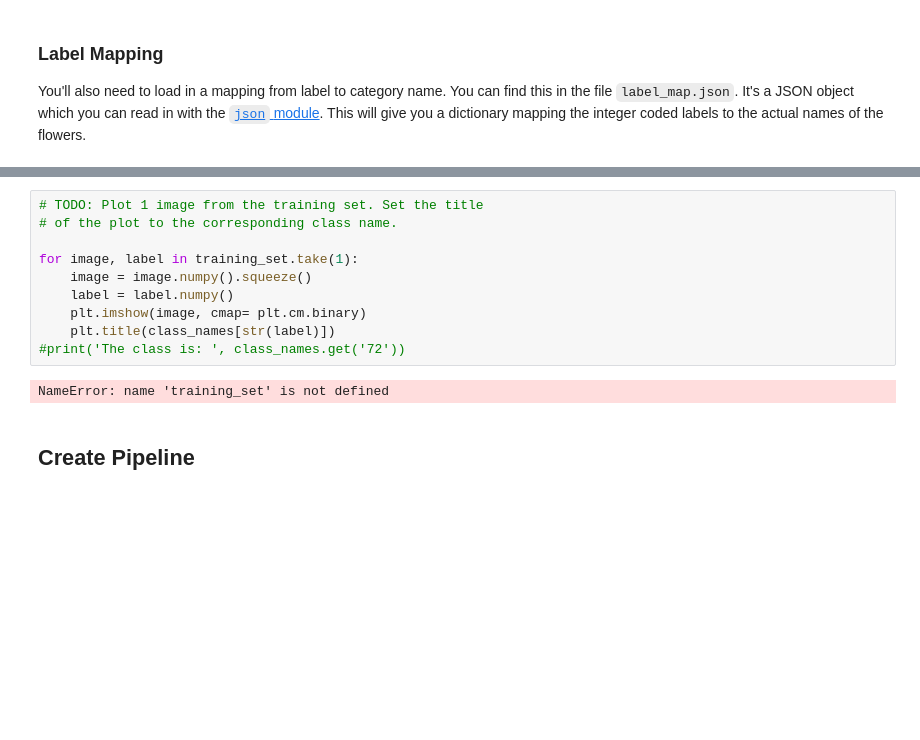
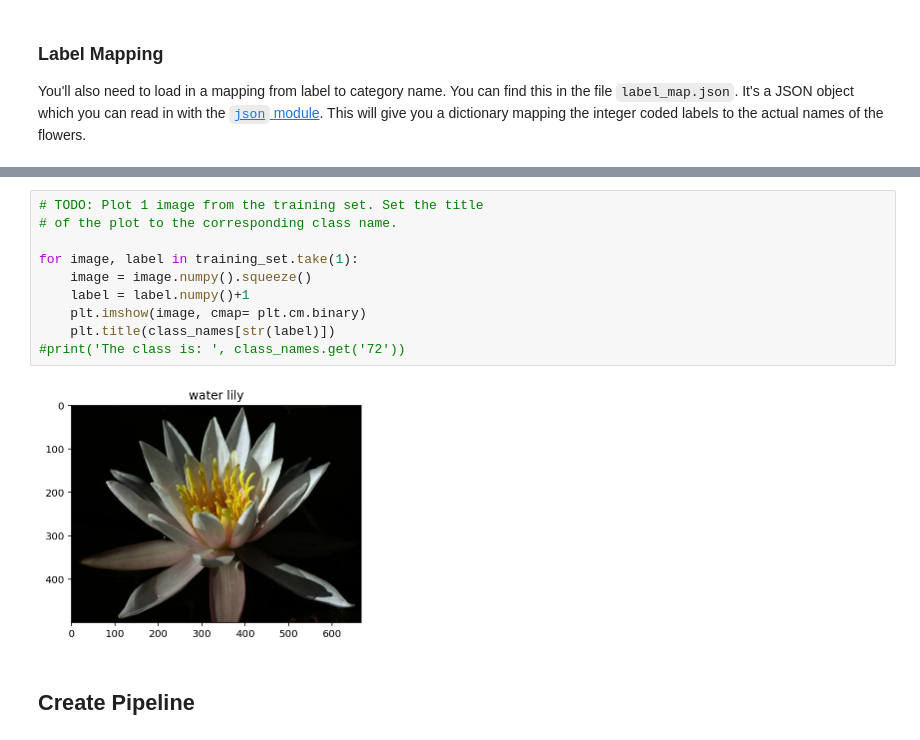
Before and after one commit to SimonGoller/Image-Classifier, a Jupyter notebook: Project_Image_Classifier_Project.ipynb, the cells around one changed output, grey strips where cells are left out. Drawn from its saved outputs; the diff is of its cells as text; blank space fills up the shorter version.

```diff
--- a/Project_Image_Classifier_Project.ipynb
+++ b/Project_Image_Classifier_Project.ipynb
@@ -182,15 +178,15 @@ class_names.get('72')
 # %%
 # TODO: Plot 1 image from the training set. Set the title
 # of the plot to the corresponding class name.
 
 for image, label in training_set.take(1):
     image = image.numpy().squeeze()
-    label = label.numpy()
+    label = label.numpy()+1
     plt.imshow(image, cmap= plt.cm.binary)
     plt.title(class_names[str(label)])
 #print('The class is: ', class_names.get('72'))
 # %% [output]
-NameError: name 'training_set' is not defined
+[figure, added]
 # %% [markdown]
 ## Create Pipeline
 # %%
```
Also changed, not shown: parts of 13 cells of this notebook.
